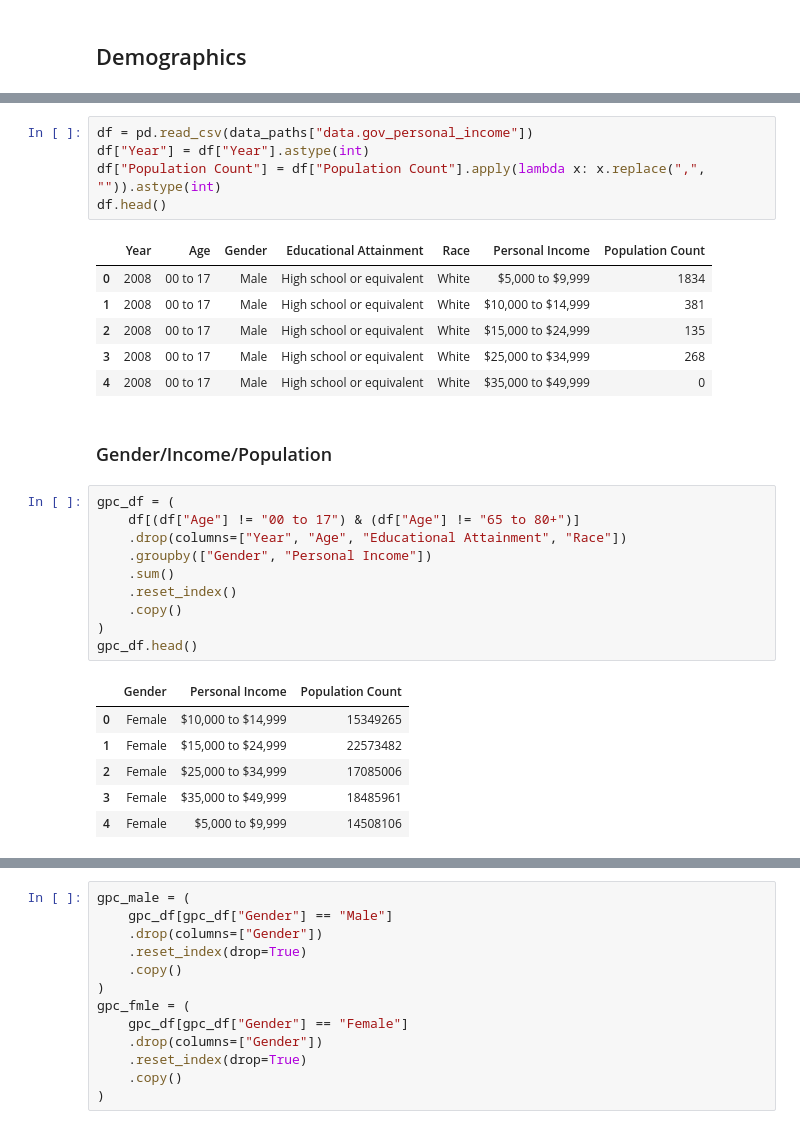
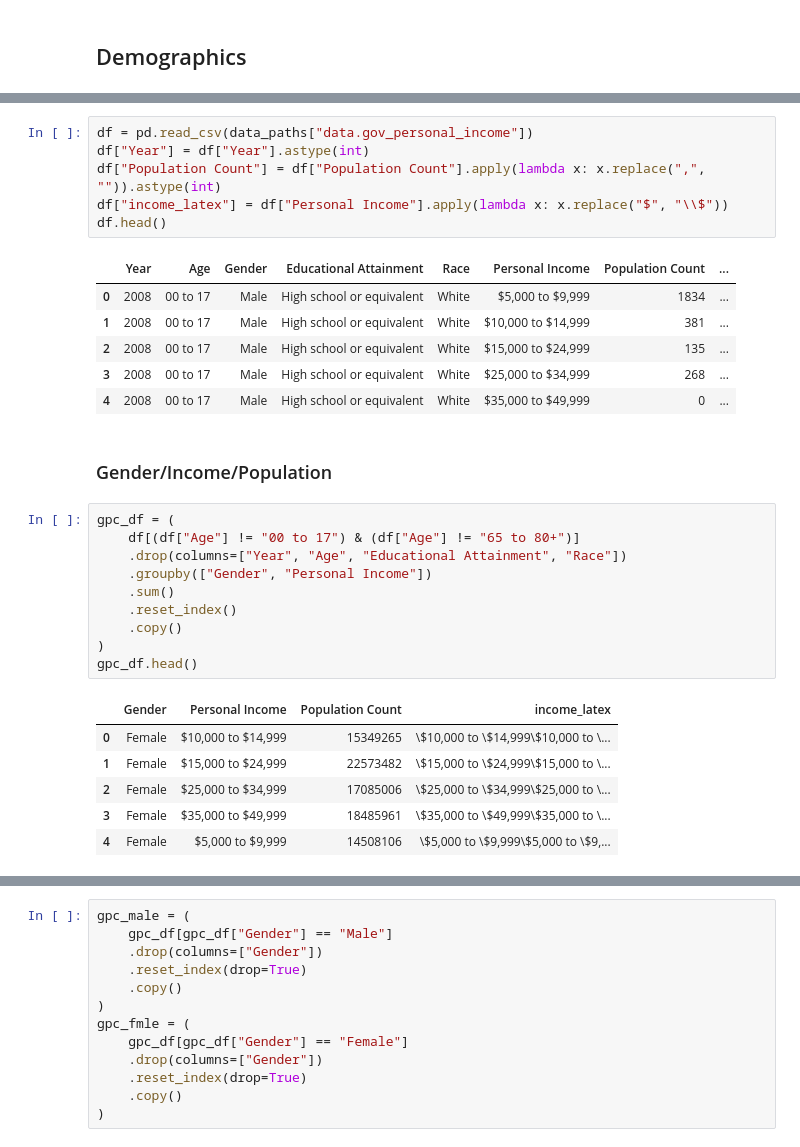
Before and after one commit to ibrahimmkhalid/housing-crisis-california-project, a Jupyter notebook: 3_visualizations.ipynb, the cells around one changed output, grey strips where cells are left out. Saved outputs shown, nothing was run; the diff lists cells and outputs as text.

```diff
--- a/3_visualizations.ipynb
+++ b/3_visualizations.ipynb
@@ -16,15 +42,16 @@ data_paths = {
 # %%
 df = pd.read_csv(data_paths["data.gov_personal_income"])
 df["Year"] = df["Year"].astype(int)
 df["Population Count"] = df["Population Count"].apply(lambda x: x.replace(",", "")).astype(int)
+df["income_latex"] = df["Personal Income"].apply(lambda x: x.replace("$", "\\$"))
 df.head()
 # %% [output]
-|  | Year | Age | Gender | Educational Attainment | Race | Personal Income | Population Count |
-| 0 | 2008 | 00 to 17 | Male | High school or equivalent | White | $5,000 to $9,999 | 1834 |
-| 1 | 2008 | 00 to 17 | Male | High school or equivalent | White | $10,000 to $14,999 | 381 |
-| 2 | 2008 | 00 to 17 | Male | High school or equivalent | White | $15,000 to $24,999 | 135 |
-| 3 | 2008 | 00 to 17 | Male | High school or equivalent | White | $25,000 to $34,999 | 268 |
-| 4 | 2008 | 00 to 17 | Male | High school or equivalent | White | $35,000 to $49,999 | 0 |
+|  | Year | Age | Gender | Educational Attainment | Race | Personal Income | Population Count | ... |
+| 0 | 2008 | 00 to 17 | Male | High school or equivalent | White | $5,000 to $9,999 | 1834 | ... |
+| 1 | 2008 | 00 to 17 | Male | High school or equivalent | White | $10,000 to $14,999 | 381 | ... |
+| 2 | 2008 | 00 to 17 | Male | High school or equivalent | White | $15,000 to $24,999 | 135 | ... |
+| 3 | 2008 | 00 to 17 | Male | High school or equivalent | White | $25,000 to $34,999 | 268 | ... |
+| 4 | 2008 | 00 to 17 | Male | High school or equivalent | White | $35,000 to $49,999 | 0 | ... |
 # %% [markdown]
 ### Gender/Income/Population
 # %%
@@ -38,9 +65,9 @@ gpc_df = (
 )
 gpc_df.head()
 # %% [output]
-|  | Gender | Personal Income | Population Count |
-| 0 | Female | $10,000 to $14,999 | 15349265 |
-| 1 | Female | $15,000 to $24,999 | 22573482 |
-| 2 | Female | $25,000 to $34,999 | 17085006 |
-| 3 | Female | $35,000 to $49,999 | 18485961 |
-| 4 | Female | $5,000 to $9,999 | 14508106 |
+|  | Gender | Personal Income | Population Count | income_latex |
+| 0 | Female | $10,000 to $14,999 | 15349265 | \$10,000 to \$14,999\$10,000 to \... |
+| 1 | Female | $15,000 to $24,999 | 22573482 | \$15,000 to \$24,999\$15,000 to \... |
+| 2 | Female | $25,000 to $34,999 | 17085006 | \$25,000 to \$34,999\$25,000 to \... |
+| 3 | Female | $35,000 to $49,999 | 18485961 | \$35,000 to \$49,999\$35,000 to \... |
+| 4 | Female | $5,000 to $9,999 | 14508106 | \$5,000 to \$9,999\$5,000 to \$9,... |
```
Also changed, not shown: parts of 16 cells of this notebook.
